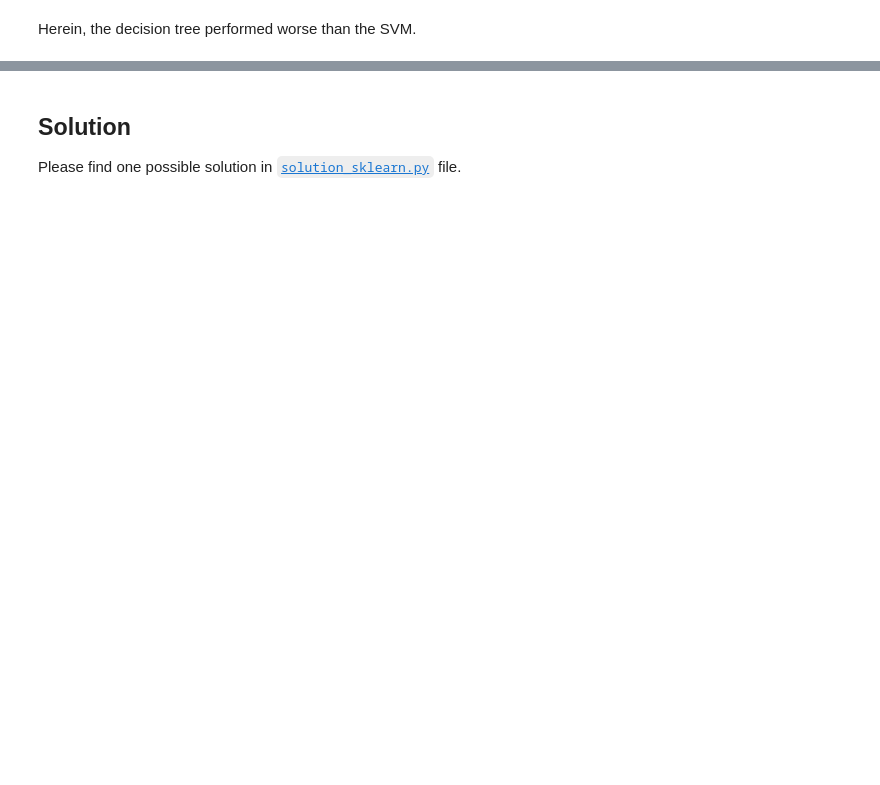
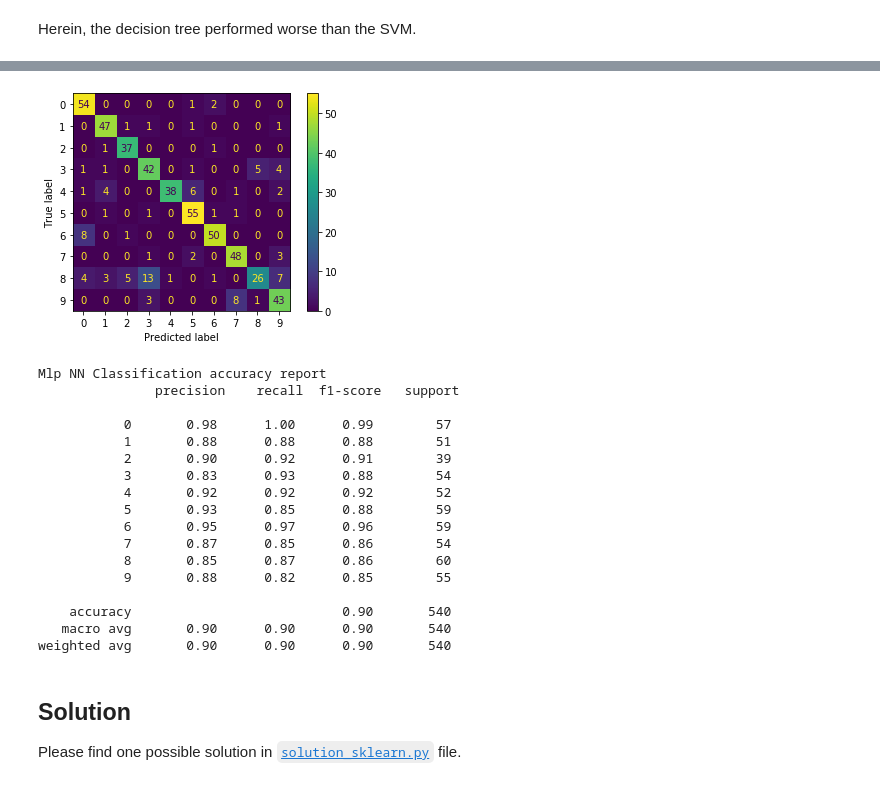
Before and after one commit to rico-mix/py-algorithms-4-automotive-engineering, a Jupyter notebook: 02_tools-and-packages/05_sklearn.ipynb, the cells around one changed output, grey strips where cells are left out. Saved outputs shown, nothing was run; the diff lists cells and outputs as text; code cells hidden in the pictures; blank space fills up the shorter version.

```diff
--- a/02_tools-and-packages/05_sklearn.ipynb
+++ b/02_tools-and-packages/05_sklearn.ipynb
@@ -439,6 +431,55 @@ Herein, the decision tree performed worse than the SVM.
 * What is the overall accuracy?
 
 *Neural network image from: Dake, Mysid - Vectorized by Mysid in CorelDraw on an image by Dake., CC BY 1.0, https://commons.wikimedia.org/w/index.php?curid=1412126*
+# %%
+#own solution
+
+import matplotlib.pyplot as plt
+from sklearn import datasets
+from sklearn.neural_network import MLPClassifier
+from sklearn.model_selection import train_test_split
+from sklearn import metrics
+
+#prepare digits
+digits = datasets.load_digits()
+digits_X = digits.images.reshape((len(digits.images), -1))
+digits_X_train, digits_X_test, digits_y_train, digits_y_test = train_test_split(digits_X, digits.target,
+                                                                                test_size=0.3, shuffle=True)
+#Classifier
+clf_mlp = MLPClassifier(hidden_layer_sizes=5, random_state=1)
+
+#train the model
+clf_mlp.fit(digits_X_train, digits_y_train)
+
+#prediction
+prediction = clf.predict(digits_X_test)
+
+# present mlp accuracy in a confusion matrix
+metrics.plot_confusion_matrix(clf_mlp, digits_X_test, digits_y_test)
+plt.show()
+
+print("Mlp NN Classification accuracy report\n",
+    metrics.classification_report(digits_y_test, prediction)
+)
+# %% [output]
+[figure, added]
+Mlp NN Classification accuracy report
+               precision    recall  f1-score   support
+
+           0       0.98      1.00      0.99        57
+           1       0.88      0.88      0.88        51
+           2       0.90      0.92      0.91        39
+           3       0.83      0.93      0.88        54
+           4       0.92      0.92      0.92        52
+           5       0.93      0.85      0.88        59
+           6       0.95      0.97      0.96        59
+           7       0.87      0.85      0.86        54
+           8       0.85      0.87      0.86        60
+           9       0.88      0.82      0.85        55
+
+    accuracy                           0.90       540
+   macro avg       0.90      0.90      0.90       540
+weighted avg       0.90      0.90      0.90       540
 # %% [markdown]
 ## Solution
 
```
Also changed, not shown: parts of 14 cells of this notebook, 10 other files.
